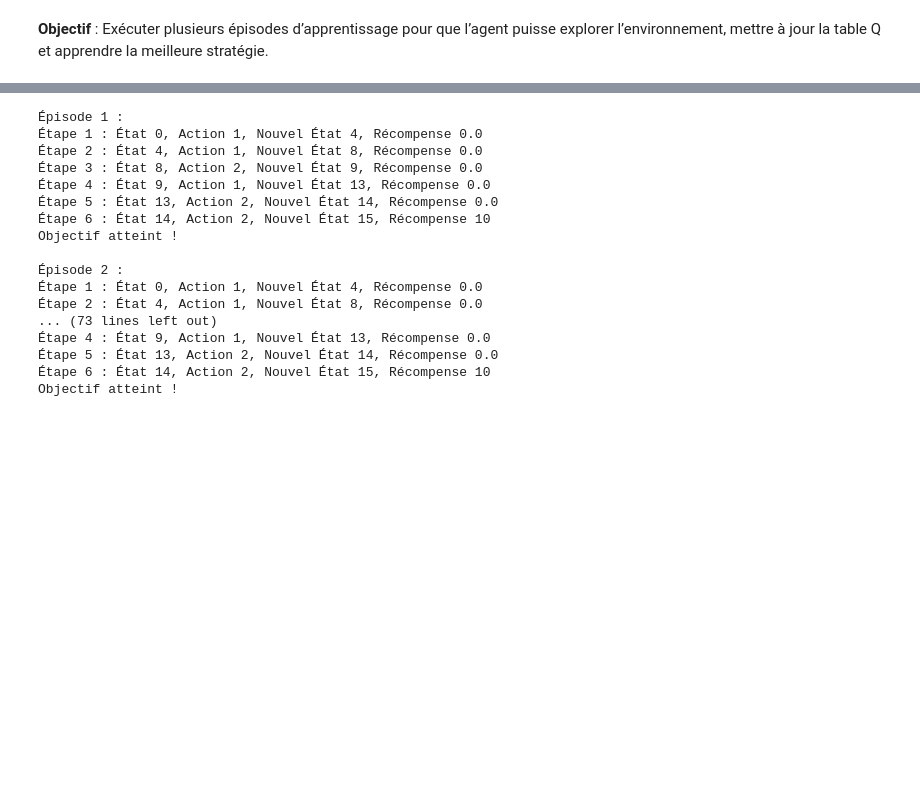
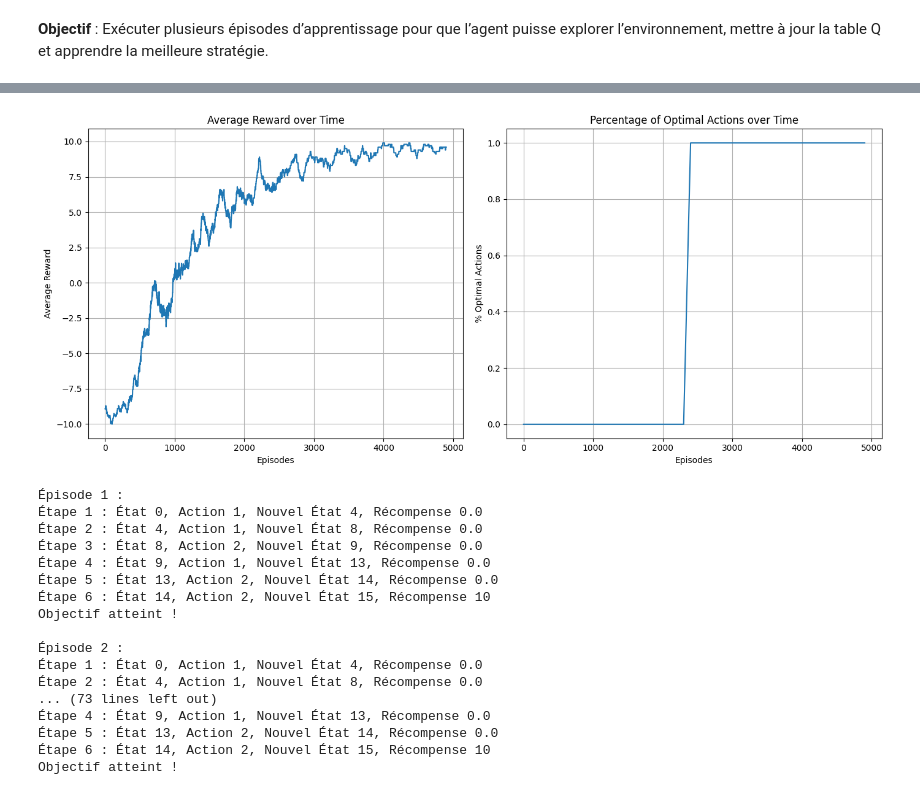
Before and after one commit to Ousow/Reinforcement_learning_project, a Jupyter notebook: Frozen_Lake_codes.ipynb, the cells around one changed output, grey strips where cells are left out. Cells and saved outputs as stored; diff of their text form; code cells hidden in the pictures; blank space fills up the shorter version.

```diff
--- a/Frozen_Lake_codes.ipynb
+++ b/Frozen_Lake_codes.ipynb
@@ -397,3 +393,47 @@ Average number of steps (last 100 episodes): 6.07
+# %%
+import matplotlib.pyplot as plt
+import numpy as np
+
+# Paramètres pour la moyenne mobile
+window_size = 100  # Taille de la fenêtre pour la moyenne mobile
+
+# Calcul de la récompense moyenne par épisode
+average_rewards = np.convolve(rewards_total, np.ones(window_size) / window_size, mode='valid')
+
+# Pourcentage d'actions optimales (actions avec la plus haute valeur Q)
+optimal_actions = []
+for episode, egreedy in enumerate(egreedy_total):
+    if egreedy < 0.1:  # Considère qu'à faible exploration, l'agent choisit principalement des actions optimales
+        optimal_actions.append(1)
+    else:
+        optimal_actions.append(0)
+
+# Calcul de la moyenne mobile des actions optimales pour chaque épisode
+optimal_action_percentage = np.convolve(optimal_actions, np.ones(window_size) / window_size, mode='valid')
+
+# Graphiques
+plt.figure(figsize=(14, 6))
+
+# Graphique de gauche : Récompense moyenne par épisode
+plt.subplot(1, 2, 1)
+plt.plot(average_rewards)
+plt.xlabel("Episodes")
+plt.ylabel("Average Reward")
+plt.title("Average Reward over Time")
+plt.grid()
+
+# Graphique de droite : Pourcentage d'actions optimales par épisode
+plt.subplot(1, 2, 2)
+plt.plot(optimal_action_percentage)
+plt.xlabel("Episodes")
+plt.ylabel("% Optimal Actions")
+plt.title("Percentage of Optimal Actions over Time")
+plt.grid()
+
+plt.tight_layout()
+plt.show()
+# %% [output]
+[figure, added]
 # %%
 # Évaluation avec visualisation de la trajectoire pour observer le comportement de l'agent
 num_tests = 10  # Réduire le nombre de tests pour observer les trajectoires
```
Also changed, not shown: parts of 7 cells of this notebook.
